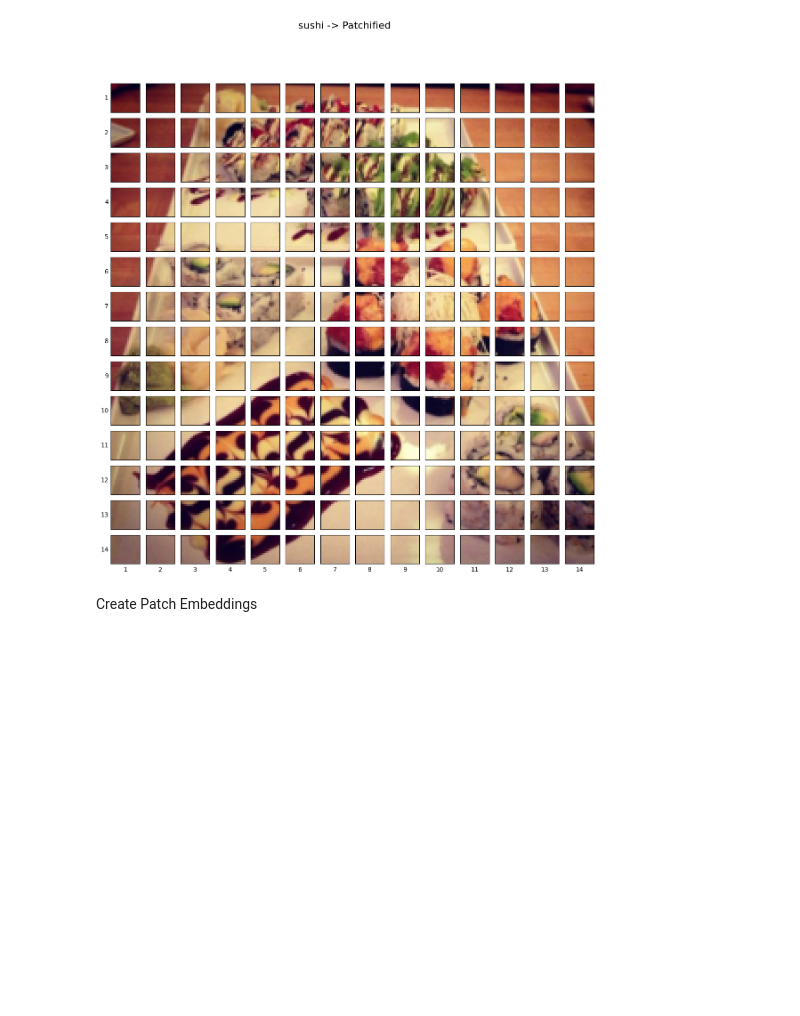
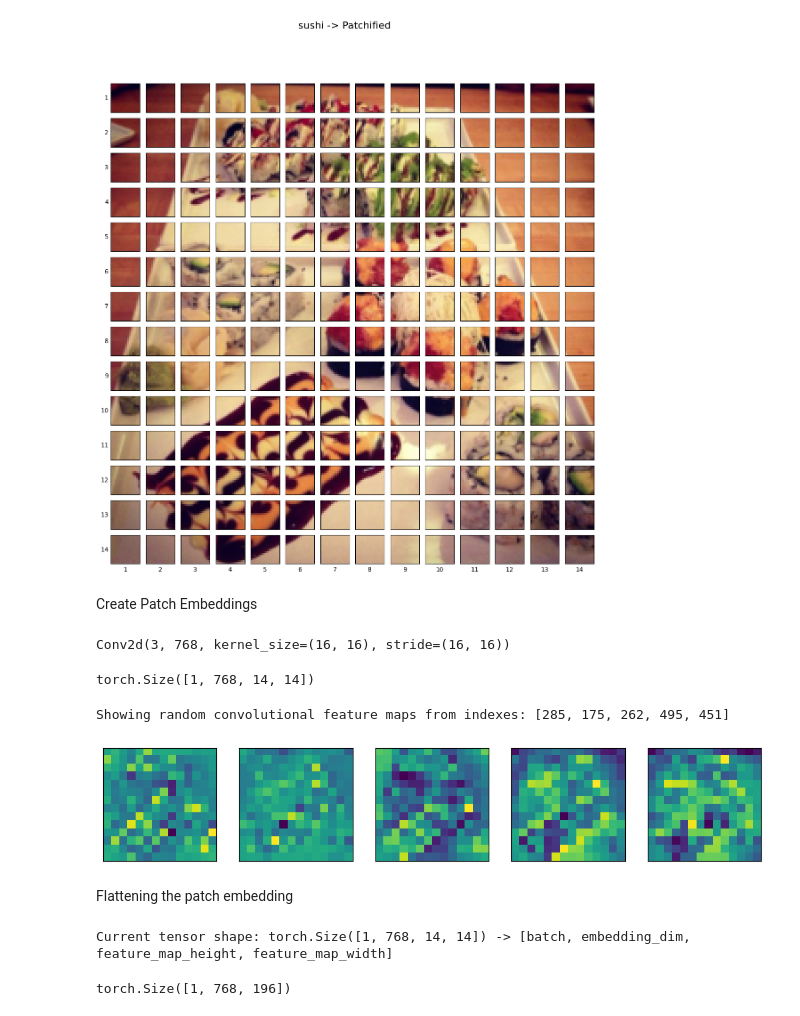
Before and after one commit to ChandulaSenevirathna/Vision_Transform_PyTorch, a Jupyter notebook: vit.ipynb, the cells around one changed output. Cells and saved outputs as stored; diff of their text form; code cells hidden in the pictures; blank space fills up the shorter version.

Commit message:
created patch embedding

```diff
--- a/vit.ipynb
+++ b/vit.ipynb
@@ -169,3 +170,50 @@ Patch size: 16 pixels x 16 pixels
 [figure]
 # %% [markdown]
 Create Patch Embeddings
+# %%
+patch_size = 16
+
+conv2d = nn.Conv2d(in_channels=3, # number of color channels
+                   out_channels=768, # from Table 1: Hidden size D, this is the embedding size
+                   kernel_size=patch_size, # could also use (patch_size, patch_size)
+                   stride=patch_size,
+                   padding=0)
+
+conv2d
+# %% [output]
+Conv2d(3, 768, kernel_size=(16, 16), stride=(16, 16))
+# %%
+image_out_of_conv = conv2d(image.unsqueeze(0)) # add a single batch dimension (height, width, color_channels) -> (batch, height, width, color_channels)
+print(image_out_of_conv.shape)
+# %% [output]
+torch.Size([1, 768, 14, 14])
+# %%
+random_indexes = random.sample(range(0, 758), k=5) # pick 5 numbers between 0 and the embedding size
+print(f"Showing random convolutional feature maps from indexes: {random_indexes}")
+
+# Create plot
+fig, axs = plt.subplots(nrows=1, ncols=5, figsize=(12, 12))
+
+# Plot random image feature maps
+for i, idx in enumerate(random_indexes):
+    image_conv_feature_map = image_out_of_conv[:, idx, :, :]
+    axs[i].imshow(image_conv_feature_map.squeeze().detach().numpy())
+    axs[i].set(xticklabels=[], yticklabels=[], xticks=[], yticks=[]);
+# %% [output]
+Showing random convolutional feature maps from indexes: [285, 175, 262, 495, 451]
+[figure, added]
+# %% [markdown]
+Flattening the patch embedding
+# %%
+# Current tensor shape
+print(f"Current tensor shape: {image_out_of_conv.shape} -> [batch, embedding_dim, feature_map_height, feature_map_width]")
+# %% [output]
+Current tensor shape: torch.Size([1, 768, 14, 14]) -> [batch, embedding_dim, feature_map_height, feature_map_width]
+# %%
+# Create flatten layer
+flatten_layer = nn.Flatten(start_dim=2, # flatten feature_map_height (dimension 2)
+                     end_dim=3)  # flatten feature_map_width (dimension 3)
+
+flatten_layer(image_out_of_conv).shape
+# %% [output]
+torch.Size([1, 768, 196])
```
Also changed, not shown: parts of 2 cells of this notebook.
